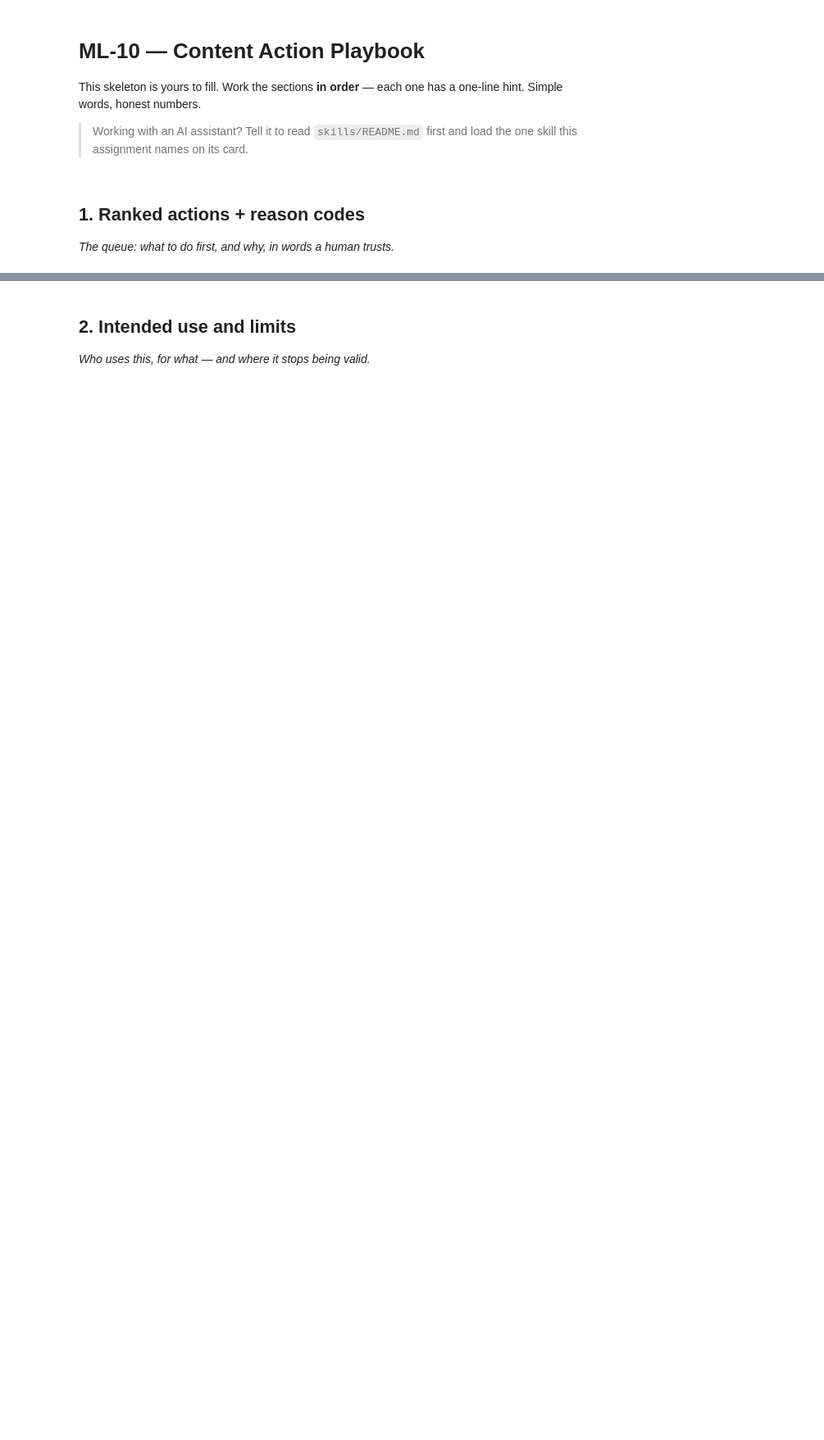
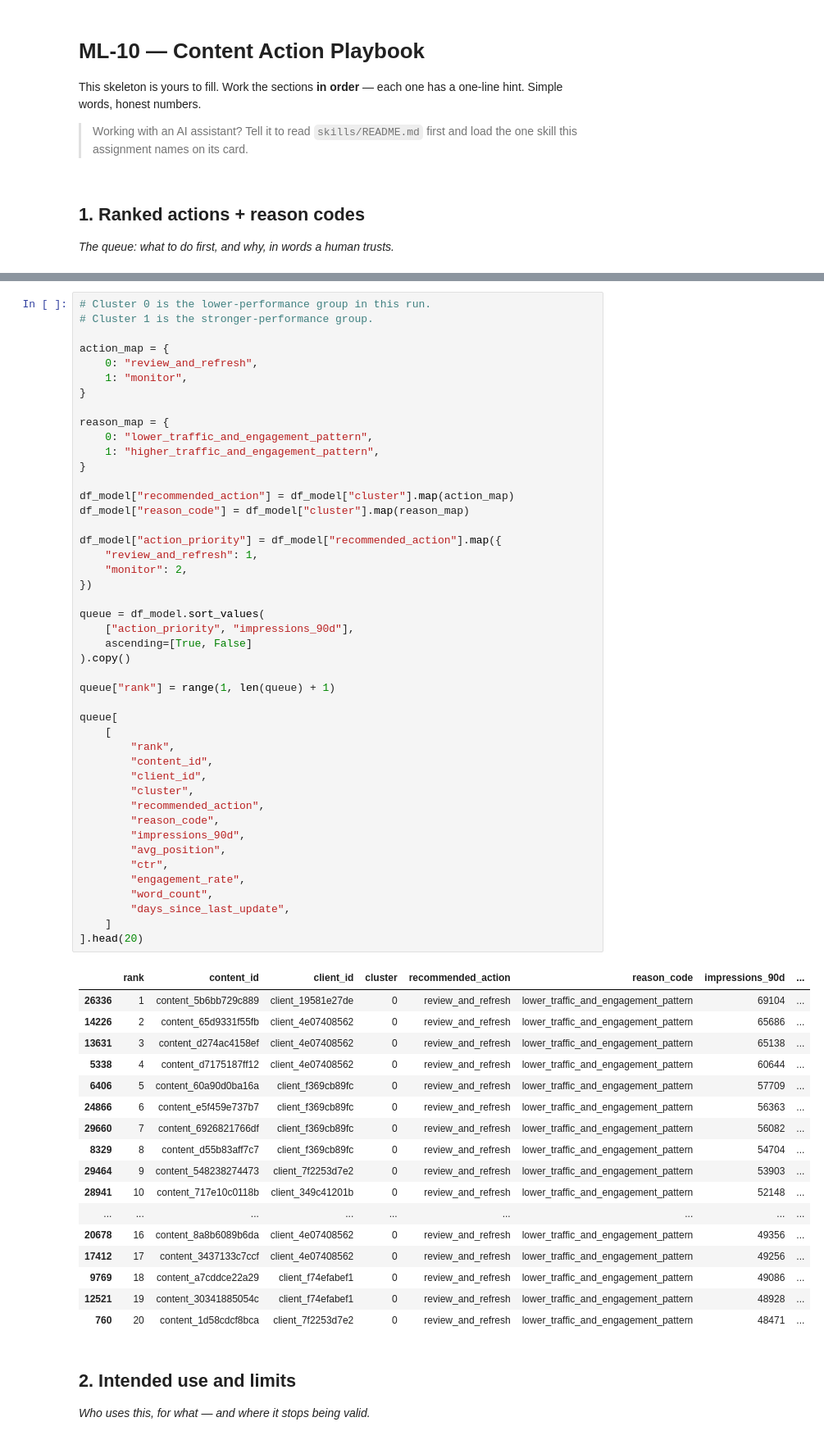
Before and after one commit to nadineshegazy-bit/FlyRankAI, a Jupyter notebook: work/notebooks/w07_action_playbook.ipynb, the cells around one changed output, grey strips where cells are left out. Shown at 82% size. Cells and saved outputs as stored; diff of their text form; blank space fills up the shorter version.

```diff
--- a/work/notebooks/w07_action_playbook.ipynb
+++ b/work/notebooks/w07_action_playbook.ipynb
@@ -113,3 +57,66 @@ queue[
+# %%
+# Cluster 0 is the lower-performance group in this run.
+# Cluster 1 is the stronger-performance group.
+
+action_map = {
+    0: "review_and_refresh",
+    1: "monitor",
+}
+
+reason_map = {
+    0: "lower_traffic_and_engagement_pattern",
+    1: "higher_traffic_and_engagement_pattern",
+}
+
+df_model["recommended_action"] = df_model["cluster"].map(action_map)
+df_model["reason_code"] = df_model["cluster"].map(reason_map)
+
+df_model["action_priority"] = df_model["recommended_action"].map({
+    "review_and_refresh": 1,
+    "monitor": 2,
+})
+
+queue = df_model.sort_values(
+    ["action_priority", "impressions_90d"],
+    ascending=[True, False]
+).copy()
+
+queue["rank"] = range(1, len(queue) + 1)
+
+queue[
+    [
+        "rank",
+        "content_id",
+        "client_id",
+        "cluster",
+        "recommended_action",
+        "reason_code",
+        "impressions_90d",
+        "avg_position",
+        "ctr",
+        "engagement_rate",
+        "word_count",
+        "days_since_last_update",
+    ]
+].head(20)
+# %% [output]
+|  | rank | content_id | client_id | cluster | recommended_action | reason_code | impressions_90d | ... |
+| 26336 | 1 | content_5b6bb729c889 | client_19581e27de | 0 | review_and_refresh | lower_traffic_and_engagement_pattern | 69104 | ... |
+| 14226 | 2 | content_65d9331f55fb | client_4e07408562 | 0 | review_and_refresh | lower_traffic_and_engagement_pattern | 65686 | ... |
+| 13631 | 3 | content_d274ac4158ef | client_4e07408562 | 0 | review_and_refresh | lower_traffic_and_engagement_pattern | 65138 | ... |
+| 5338 | 4 | content_d7175187ff12 | client_4e07408562 | 0 | review_and_refresh | lower_traffic_and_engagement_pattern | 60644 | ... |
+| 6406 | 5 | content_60a90d0ba16a | client_f369cb89fc | 0 | review_and_refresh | lower_traffic_and_engagement_pattern | 57709 | ... |
+| 24866 | 6 | content_e5f459e737b7 | client_f369cb89fc | 0 | review_and_refresh | lower_traffic_and_engagement_pattern | 56363 | ... |
+| 29660 | 7 | content_6926821766df | client_f369cb89fc | 0 | review_and_refresh | lower_traffic_and_engagement_pattern | 56082 | ... |
+| 8329 | 8 | content_d55b83aff7c7 | client_f369cb89fc | 0 | review_and_refresh | lower_traffic_and_engagement_pattern | 54704 | ... |
+| 29464 | 9 | content_548238274473 | client_7f2253d7e2 | 0 | review_and_refresh | lower_traffic_and_engagement_pattern | 53903 | ... |
+| 28941 | 10 | content_717e10c0118b | client_349c41201b | 0 | review_and_refresh | lower_traffic_and_engagement_pattern | 52148 | ... |
+| ... | ... | ... | ... | ... | ... | ... | ... | ... |
+| 20678 | 16 | content_8a8b6089b6da | client_4e07408562 | 0 | review_and_refresh | lower_traffic_and_engagement_pattern | 49356 | ... |
+| 17412 | 17 | content_3437133c7ccf | client_4e07408562 | 0 | review_and_refresh | lower_traffic_and_engagement_pattern | 49256 | ... |
+| 9769 | 18 | content_a7cddce22a29 | client_f74efabef1 | 0 | review_and_refresh | lower_traffic_and_engagement_pattern | 49086 | ... |
+| 12521 | 19 | content_30341885054c | client_f74efabef1 | 0 | review_and_refresh | lower_traffic_and_engagement_pattern | 48928 | ... |
+| 760 | 20 | content_1d58cdcf8bca | client_7f2253d7e2 | 0 | review_and_refresh | lower_traffic_and_engagement_pattern | 48471 | ... |
 # %% [markdown]
 ## 2. Intended use and limits
 
```
Also changed, not shown: parts of 1 cell of this notebook.
